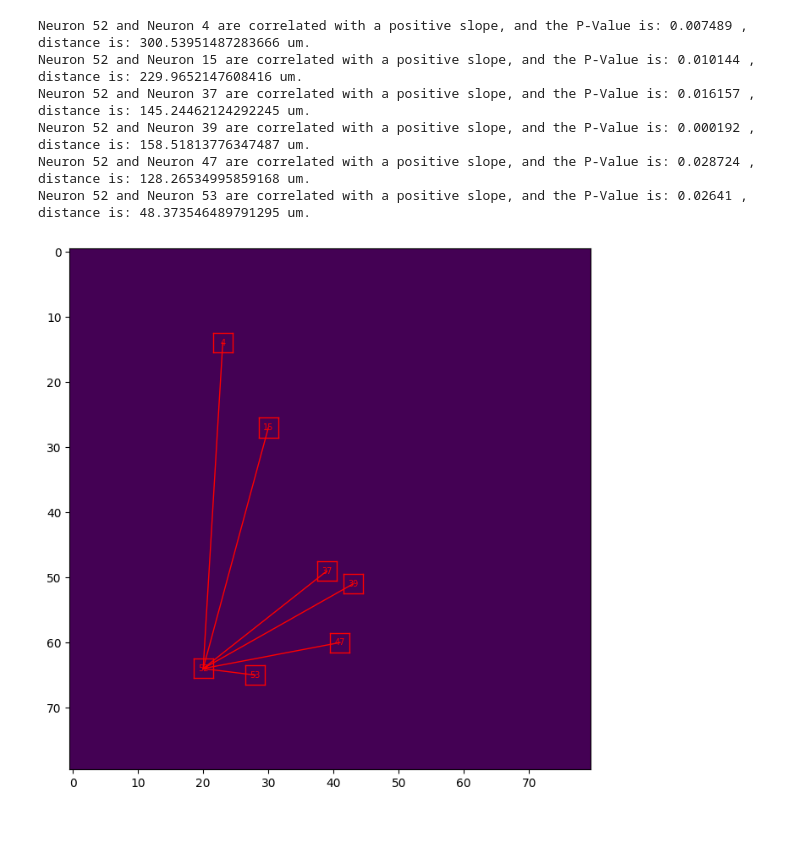
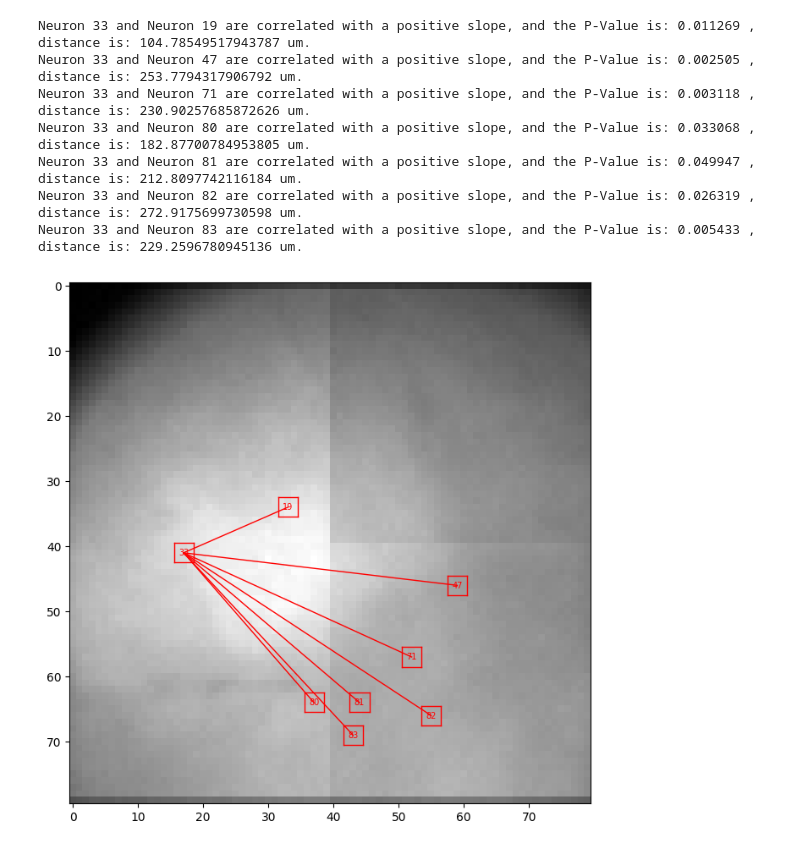
Before and after one commit to TianchengXu0420/ZDA_Adventure, a Jupyter notebook: GapJunction.ipynb, the cells around one changed output. Saved outputs shown, nothing was run; the diff lists cells and outputs as text; code cells hidden in the pictures.

Commit message:
Single Cell Visualization.

```diff
--- a/GapJunction.ipynb
+++ b/GapJunction.ipynb
@@ -31,7 +41,7 @@ latency = np.array(latency)
 # %%
 index_Q = []
 
-with open('C:/Users/txu245/Desktop/26-02-24/01_01_03_location.dat', 'r') as f:
+with open('C:/Users/txu245/Desktop/26-03-03/04_01_03_location.dat', 'r') as f:
     for element in f:
         clean = element.strip()[1:-1]
         numbers = clean.split()
@@ -41,18 +51,26 @@ index_Q = np.array(index_Q)
 
 latency_Q = []
 
-with open('C:/Users/txu245/Desktop/26-02-24/01_01_03_latency.dat', 'r') as f:
+with open('C:/Users/txu245/Desktop/26-03-03/04_01_03_latency.dat', 'r') as f:
     for element in f:
         clean = element.strip()[1:-1]
         numbers = clean.split()
         latency_Q.append(np.array(numbers, dtype=float))
 
 latency_Q = np.array(latency_Q)
+
+rli_Q = []
+
+with open('C:/Users/txu245/Desktop/26-03-03/04_01_03_rli.dat', 'r') as f:
+    for element in f:
+        clean = element.strip()[1:-1]
+        numbers = clean.split()
+        rli_Q.append(np.array(numbers, dtype=float))
+
+rli_Q = np.array(rli_Q)
 # %%
-background = np.ones((80, 80))
-
 fig, ax = plt.subplots(figsize=(8,8))
-ax.imshow(background)
+ax.imshow(rli, cmap='gray')
 
 for i, coor in enumerate(index):
 
@@ -80,11 +98,11 @@ for i, coor in enumerate(index_Q):
     left = c - 1.5
     right = c + 1.5
 
-    ax.plot([top, top], [left, right], color='yellow', linewidth=1)
-    ax.plot([bottom, bottom], [left, right], color='yellow', linewidth=1)
-    ax.plot([top, bottom], [left, left], color='yellow', linewidth=1)
-    ax.plot([top, bottom], [right, right], color='yellow', linewidth=1)
-    ax.annotate(str(i+1), xy=(r, c), fontsize=7, color='yellow')
+    ax.plot([top, top], [left, right], color='green', linewidth=1)
+    ax.plot([bottom, bottom], [left, right], color='green', linewidth=1)
+    ax.plot([top, bottom], [left, left], color='green', linewidth=1)
+    ax.plot([top, bottom], [right, right], color='green', linewidth=1)
+    ax.annotate(str(i+1), xy=(r, c), fontsize=7, color='green')
 
 plt.show()
 # %% [output]
@@ -92,11 +110,10 @@ plt.show()
 # %%
 # Slice without Quinine.
-neuro_label = 52
+neuro_label = 33
 count = 0
 
-background = np.ones((80, 80))
 fig, ax = plt.subplots(figsize=(8,8))
-ax.imshow(background)
+ax.imshow(rli, cmap='gray')
 top = index[neuro_label-1][1] - 1.5
 bottom = index[neuro_label-1][1] + 1.5
 left = index[neuro_label-1][0] - 1.5
@@ -107,41 +124,46 @@ ax.plot([bottom, bottom], [left, right], color='red', linewidth=1)
 ax.plot([top, bottom], [left, left], color='red', linewidth=1)
 ax.plot([top, bottom], [right, right], color='red', linewidth=1)
 ax.annotate(str(neuro_label), xy=(index[neuro_label-1][1], index[neuro_label-1][0]), ha='center', va='center', fontsize=7, color='red')
+
+Pvalue = []
+Distance = []
 
 for i in range(len(index)):
 
     if i == neuro_label - 1:
         continue
     else:
         dist = np.sqrt((index[i][0] - index[neuro_label-1][0])**2 + (index[i][1] - index[neuro_label-1][1])**2) * 6
         Slope, _, _, pValue, _ = linregress(latency[i], latency[neuro_label-1])
 
         if pValue <=0.05 and Slope > 0:
             count = count + 1
             print('Neuron', neuro_label, 'and Neuron', i+1, 'are correlated with a positive slope, and the P-Value is:', np.round(pValue, 6), ', distance is:', dist, 'um.')
-
+            Pvalue.append(pValue)
+            Distance.append(dist)
             loc_1 = index[i]
             loc_2 = index[neuro_label-1]
 
             ax.plot([loc_1[1], loc_2[1]], [loc_1[0], loc_2[0]], color='red', linewidth=1)
 
             top = loc_1[1] - 1.5
             bottom = loc_1[1] + 1.5
             left = loc_1[0] - 1.5
             right = loc_1[0] + 1.5
 
             ax.plot([top, top], [left, right], color='red', linewidth=1)
             ax.plot([bottom, bottom], [left, right], color='red', linewidth=1)
             ax.plot([top, bottom], [left, left], color='red', linewidth=1)
             ax.plot([top, bottom], [right, right], color='red', linewidth=1)
             ax.annotate(str(i+1), xy=(loc_1[1], loc_1[0]), ha='center', va='center', fontsize=7, color='red')
 
 plt.show()
 # %% [output]
-Neuron 52 and Neuron 4 are correlated with a positive slope, and the P-Value is: 0.007489 , distance is: 300.53951487283666 um.
-Neuron 52 and Neuron 15 are correlated with a positive slope, and the P-Value is: 0.010144 , distance is: 229.9652147608416 um.
-Neuron 52 and Neuron 37 are correlated with a positive slope, and the P-Value is: 0.016157 , distance is: 145.24462124292245 um.
-Neuron 52 and Neuron 39 are correlated with a positive slope, and the P-Value is: 0.000192 , distance is: 158.51813776347487 um.
-Neuron 52 and Neuron 47 are correlated with a positive slope, and the P-Value is: 0.028724 , distance is: 128.26534995859168 um.
-Neuron 52 and Neuron 53 are correlated with a positive slope, and the P-Value is: 0.02641 , distance is: 48.373546489791295 um.
+Neuron 33 and Neuron 19 are correlated with a positive slope, and the P-Value is: 0.011269 , distance is: 104.78549517943787 um.
+Neuron 33 and Neuron 47 are correlated with a positive slope, and the P-Value is: 0.002505 , distance is: 253.7794317906792 um.
+Neuron 33 and Neuron 71 are correlated with a positive slope, and the P-Value is: 0.003118 , distance is: 230.90257685872626 um.
+Neuron 33 and Neuron 80 are correlated with a positive slope, and the P-Value is: 0.033068 , distance is: 182.87700784953805 um.
+Neuron 33 and Neuron 81 are correlated with a positive slope, and the P-Value is: 0.049947 , distance is: 212.8097742116184 um.
+Neuron 33 and Neuron 82 are correlated with a positive slope, and the P-Value is: 0.026319 , distance is: 272.9175699730598 um.
+Neuron 33 and Neuron 83 are correlated with a positive slope, and the P-Value is: 0.005433 , distance is: 229.2596780945136 um.
-[figure, old version]
+[figure, new version]
```
Also changed, not shown: parts of 7 cells of this notebook.
